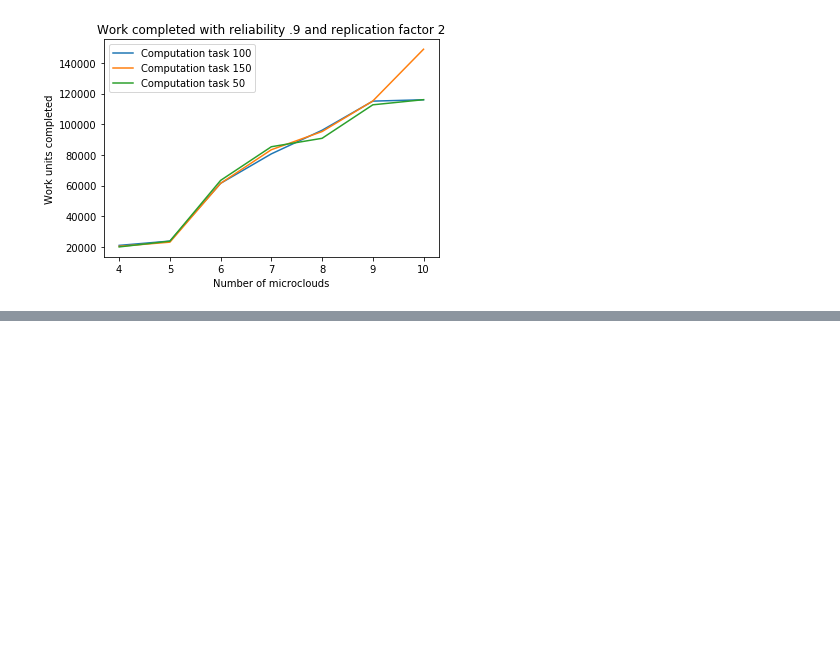
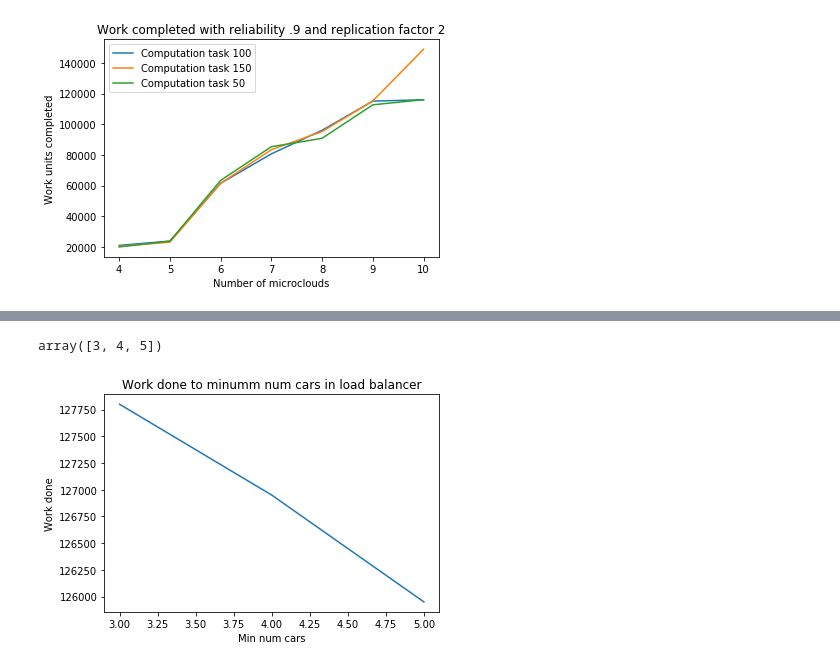
Before and after one commit to JuanMantica123/Veins_Research, a Jupyter notebook: simulations/PasubioSimulation/RandomForestNotebook.ipynb, the cells around one changed output, grey strips where cells are left out. Saved outputs shown, nothing was run; the diff lists cells and outputs as text; code cells hidden in the pictures; blank space fills up the shorter version.

```diff
--- a/simulations/PasubioSimulation/RandomForestNotebook.ipynb
+++ b/simulations/PasubioSimulation/RandomForestNotebook.ipynb
@@ -120,0 +181,8 @@ def plot_replication_factor(df):
+# %%
+def parse_df(df,attrs):
+    scalar = parse_scalar(df)
+    run_attrs_df = parse_attrs(df,attrs)
+    final_df = scalar.join(run_attrs_df.set_index('run'), on='run')
+    return final_df
+# %%
+realisitic_df = parse_df(realisitic_df,attrs)
@@ -120,0 +209,20 @@ def plot_replication_factor(df):
+# %%
+num_cars = realisitic_df['min_num_cars'].unique().astype(int)
+# %%
+num_cars
+# %% [output]
+array([3, 4, 5])
+# %%
+work_df  = realisitic_df[realisitic_df.name=='Load Balancer : 2 work finished']
+work_done = []
+for num_car in num_cars:
+    parsed_series = work_df[work_df.min_num_cars == str(num_car)]['value']
+    work_done.append(parsed_series[parsed_series.first_valid_index()])
+# %%
+plt.plot(num_cars,work_done)
+plt.title("Work done to minumm num cars in load balancer")
+plt.xlabel("Min num cars")
+plt.ylabel('Work done')
+plt.show()
+# %% [output]
+[figure, added]
```
Also changed, not shown: parts of 16 cells of this notebook, 24 other files.
